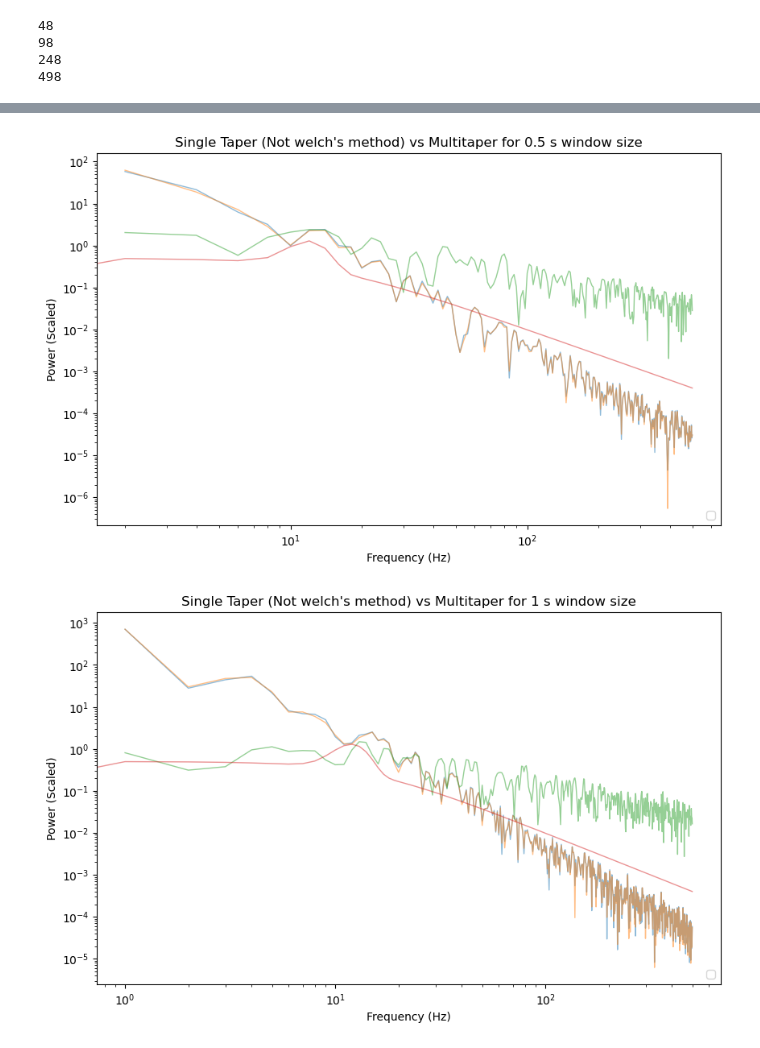
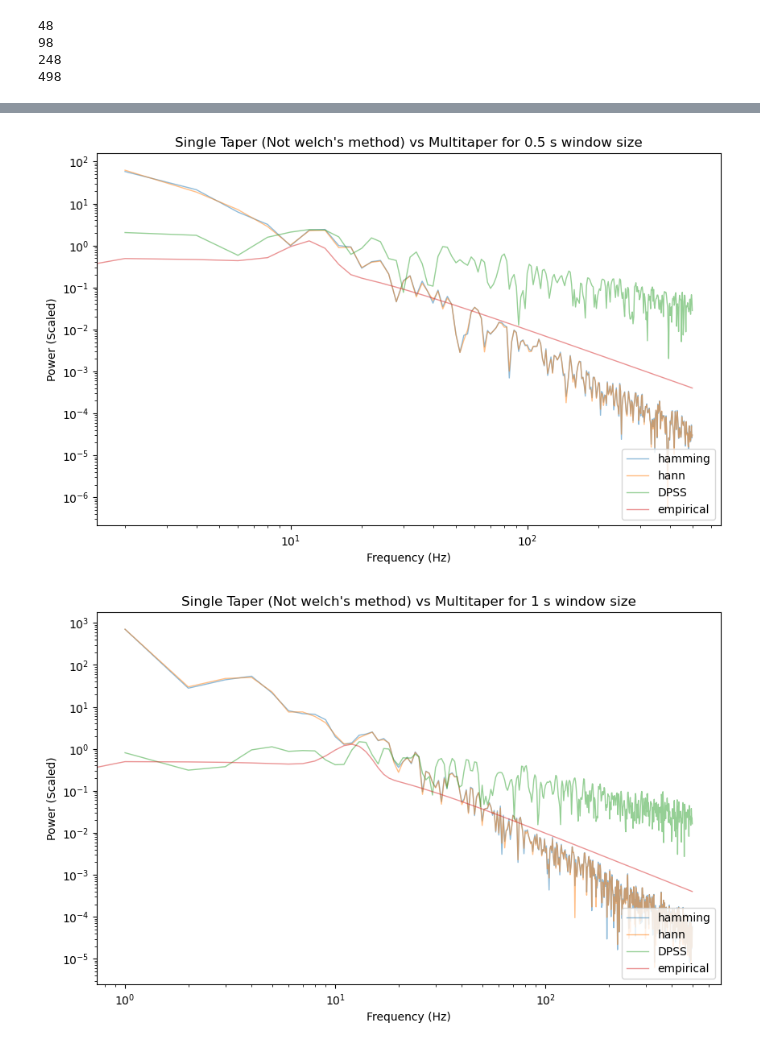
Before and after one commit to anika-kum/spectral-analysis-comparison, a Jupyter notebook: notebook.ipynb, the cells around one changed output, grey strips where cells are left out. Drawn from its saved outputs; the diff is of its cells as text; code cells hidden in the pictures.

```diff
--- a/notebook.ipynb
+++ b/notebook.ipynb
@@ -112,22 +112,25 @@ frqs_single, fft_result_single = [[] for i in range(len(window_size_options))],
 
 frqs_multi, fft_result_multi = [0 for i in range(len(window_size_options))], [0 for i in range(len(window_size_options))]
 
+taper_options = ['hamming', 'hann']  # Taper options for single taper method
+
 for i, window in enumerate(window_size_options):
     # Plot setup
     plt.figure(figsize=(10, 6))
     plt.xlabel("Frequency (Hz)")
     plt.ylabel("Power (Scaled)")
-    plt.legend(loc="lower right")
     plt.title(f"Single Taper (Not welch's method) vs Multitaper for {window} s window size")
 
     # Store FFT results
-    frqs_single[i], fft_result_single[i] = plot_single_taper(generated_data[i], taper_options=['hamming', 'hann'], sampling_rate=sampling_rate)
-    frqs_multi, fft_result_multi = plot_multi_taper(generated_data[i], duration=window_size_options[i], sampling_rate=sampling_rate, isOneTaper=False)
+    frqs_single[i], fft_result_single[i] = plot_single_taper(generated_data[i], taper_options=taper_options, sampling_rate=sampling_rate)
+    frqs_multi[i], fft_result_multi[i] = plot_multi_taper(generated_data[i], duration=window_size_options[i], sampling_rate=sampling_rate, isOneTaper=False)
 
     # Plot empirical PSD
     N = len(generated_data[i].time_domain.combined_signal)
     freqs = np.fft.fftfreq(N, d=1/sampling_rate)[0:N//2] # starting from 1 to avoid a divide by 0 error later.
     plt.loglog(freqs, generated_data[i].frequency_domain.combined_spectrum, linewidth=1, alpha=0.5, label='empirical')
+
+    plt.legend(loc="lower right")
 # %% [output]
 48
 98
@@ -138,2 +141,2 @@ for i, window in enumerate(window_size_options):
-[figure, old version]
+[figure, new version]
-[figure, old version]
+[figure, new version]
```
Also changed, not shown: parts of 6 cells of this notebook, 1 other file.
